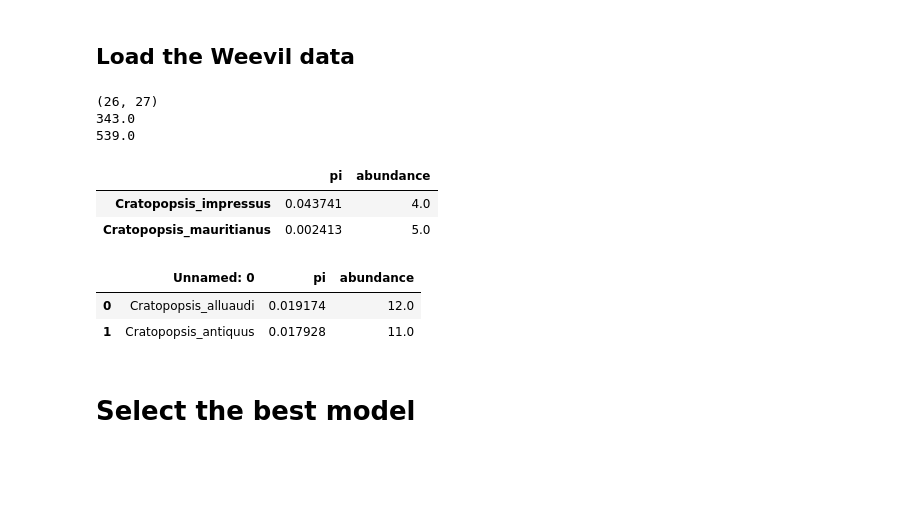
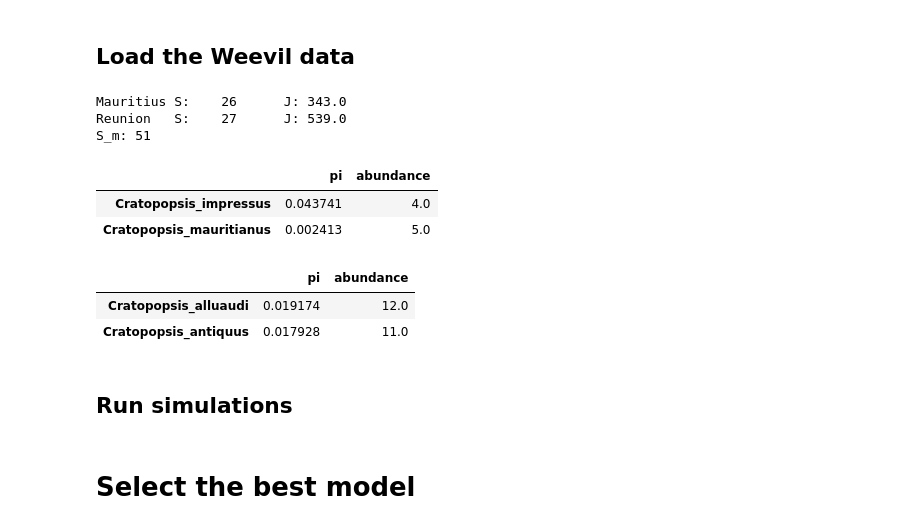
Before and after one commit to messDiv/MESS, a Jupyter notebook: jupyter-notebooks/empirical/Mascarene_weevils/Inference-Weevils.ipynb, the cells around one changed output. Cells and saved outputs as stored; diff of their text form; code cells hidden in the pictures; blank space fills up the shorter version.

```diff
--- a/jupyter-notebooks/empirical/Mascarene_weevils/Inference-Weevils.ipynb
+++ b/jupyter-notebooks/empirical/Mascarene_weevils/Inference-Weevils.ipynb
@@ -16,19 +16,21 @@ pd.set_option('display.width', 1000)
 ## Load the Weevil data
 # %%
 m_df = pd.read_csv("/home/iovercast/Continuosity/MESS/empirical_data/Mascarene_weevils/mauritius.dat", header=0, index_col=0)
-r_df = pd.read_csv("/home/iovercast/Continuosity/MESS/empirical_data/Mascarene_weevils/reunion.dat", header=0)
-print(len(m_df), len(r_df))
-print(np.sum(m_df["abundance"]))
-print(np.sum(r_df["abundance"]))
+r_df = pd.read_csv("/home/iovercast/Continuosity/MESS/empirical_data/Mascarene_weevils/reunion.dat", header=0, index_col=0)
+print("Mauritius S:\t{}\tJ: {}".format(len(m_df), np.sum(m_df["abundance"])))
+print("Reunion   S:\t{}\tJ: {}".format(len(r_df), np.sum(r_df["abundance"])))
+print("S_m: {}".format(len(set(m_df.index).union(set(r_df.index)))))
 display(m_df[:2])
 display(r_df[:2])
 # %% [output]
-(26, 27)
-343.0
-539.0
+Mauritius S:    26      J: 343.0
+Reunion   S:    27      J: 539.0
+S_m: 51
 |  | pi | abundance |
 | Cratopopsis_impressus | 0.043741 | 4.0 |
 | Cratopopsis_mauritianus | 0.002413 | 5.0 |
-|  | Unnamed: 0 | pi | abundance |
-| 0 | Cratopopsis_alluaudi | 0.019174 | 12.0 |
-| 1 | Cratopopsis_antiquus | 0.017928 | 11.0 |
+|  | pi | abundance |
+| Cratopopsis_alluaudi | 0.019174 | 12.0 |
+| Cratopopsis_antiquus | 0.017928 | 11.0 |
+# %% [markdown]
+## Run simulations
```
Also changed, not shown: parts of 9 cells of this notebook, 5 other files.
